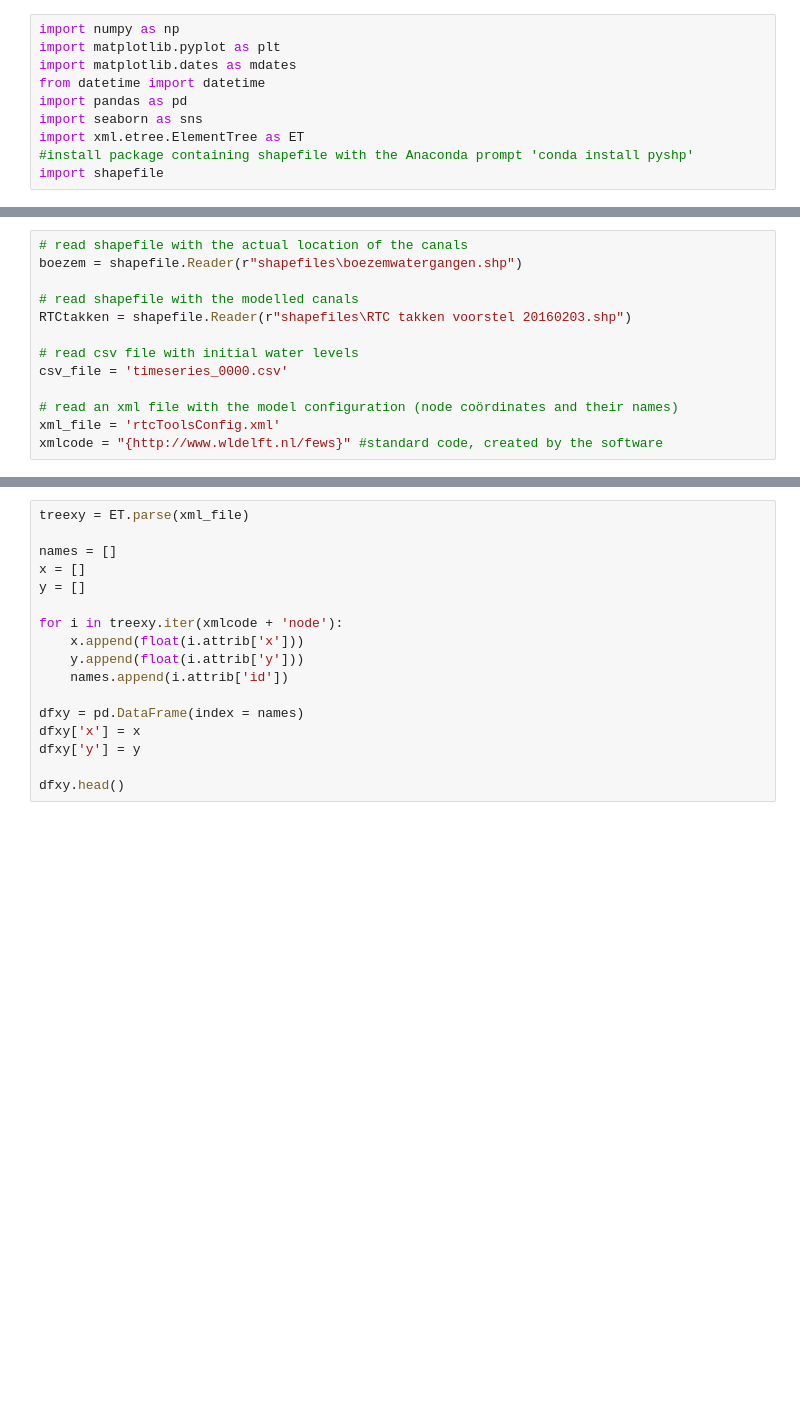
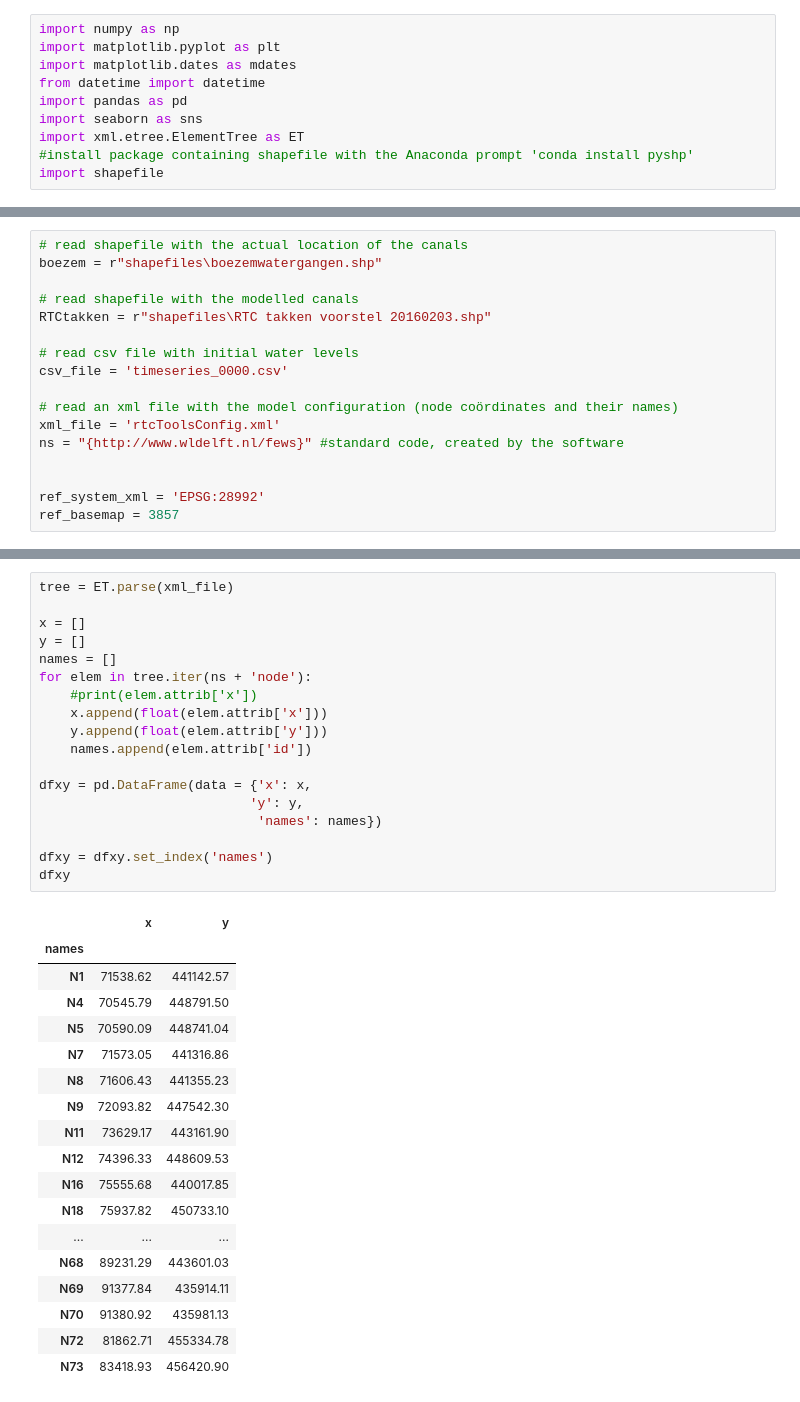
Before and after one commit to MAMBA-python/course-material, a Jupyter notebook: practical_examples/01_GIS/02_Delfland_waterways/Delfland_waterways.ipynb, the cells around one changed output, grey strips where cells are left out. Cells and saved outputs as stored; diff of their text form; blank space fills up the shorter version.

```diff
--- a/practical_examples/01_GIS/02_Delfland_waterways/Delfland_waterways.ipynb
+++ b/practical_examples/01_GIS/02_Delfland_waterways/Delfland_waterways.ipynb
@@ -23,13 +25,17 @@ import shapefile
 # %%
 # read shapefile with the actual location of the canals
-boezem = shapefile.Reader(r"shapefiles\boezemwatergangen.shp")
+boezem = r"shapefiles\boezemwatergangen.shp"
 
 # read shapefile with the modelled canals
-RTCtakken = shapefile.Reader(r"shapefiles\RTC takken voorstel 20160203.shp")
+RTCtakken = r"shapefiles\RTC takken voorstel 20160203.shp"
 
 # read csv file with initial water levels
 csv_file = 'timeseries_0000.csv'
 
 # read an xml file with the model configuration (node coördinates and their names)
 xml_file = 'rtcToolsConfig.xml'
-xmlcode = "{http://www.wldelft.nl/fews}" #standard code, created by the software
+ns = "{http://www.wldelft.nl/fews}" #standard code, created by the software
+
+
+ref_system_xml = 'EPSG:28992'
+ref_basemap = 3857
@@ -50,17 +44,37 @@ plt.show()
 # %%
-treexy = ET.parse(xml_file)
+tree = ET.parse(xml_file)
 
-names = []
 x = []
 y = []
+names = []
+for elem in tree.iter(ns + 'node'):
+    #print(elem.attrib['x'])
+    x.append(float(elem.attrib['x']))
+    y.append(float(elem.attrib['y']))
+    names.append(elem.attrib['id'])
 
-for i in treexy.iter(xmlcode + 'node'):
-    x.append(float(i.attrib['x']))
-    y.append(float(i.attrib['y']))
-    names.append(i.attrib['id'])
+dfxy = pd.DataFrame(data = {'x': x,
+                           'y': y,
+                            'names': names})
 
-dfxy = pd.DataFrame(index = names)
-dfxy['x'] = x
-dfxy['y'] = y
-
-dfxy.head()
+dfxy = dfxy.set_index('names')
+dfxy
+# %% [output]
+|  | x | y |
+| names |  |  |
+| N1 | 71538.62 | 441142.57 |
+| N4 | 70545.79 | 448791.50 |
+| N5 | 70590.09 | 448741.04 |
+| N7 | 71573.05 | 441316.86 |
+| N8 | 71606.43 | 441355.23 |
+| N9 | 72093.82 | 447542.30 |
+| N11 | 73629.17 | 443161.90 |
+| N12 | 74396.33 | 448609.53 |
+| N16 | 75555.68 | 440017.85 |
+| N18 | 75937.82 | 450733.10 |
+| ... | ... | ... |
+| N68 | 89231.29 | 443601.03 |
+| N69 | 91377.84 | 435914.11 |
+| N70 | 91380.92 | 435981.13 |
+| N72 | 81862.71 | 455334.78 |
+| N73 | 83418.93 | 456420.90 |
```
Also changed, not shown: parts of 17 cells of this notebook.
